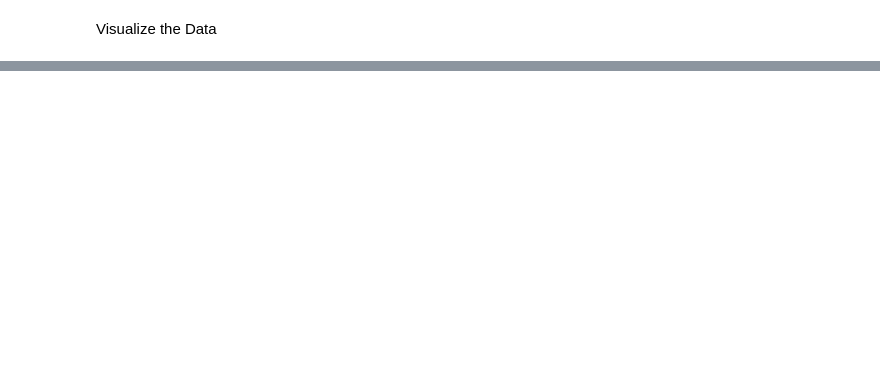
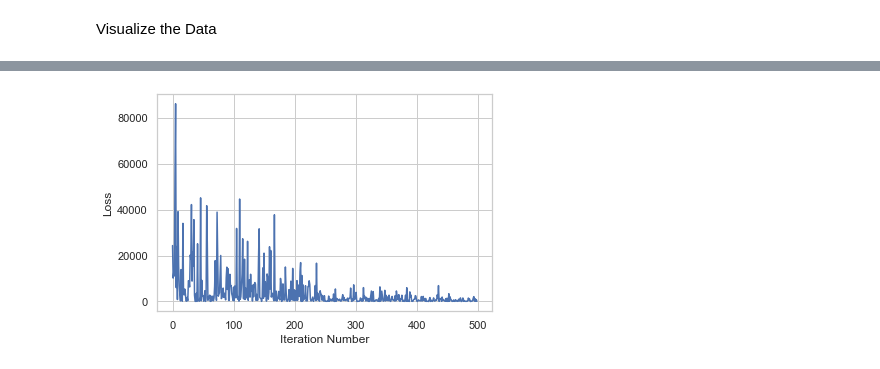
Before and after one commit to Pranav-Balakrishnan/Basic-Machine-Learning, a Jupyter notebook: Linear Regression.ipynb, the cells around one changed output, grey strips where cells are left out. Saved outputs shown, nothing was run; the diff lists cells and outputs as text; code cells hidden in the pictures; blank space fills up the shorter version.

```diff
--- a/Linear Regression.ipynb
+++ b/Linear Regression.ipynb
@@ -129,0 +217,4 @@ Iteration: 19500, loss: 3.41
+# %%
+plot_learning_curves(lin_reg.err_all[:500])
+# %% [output]
+[figure, added]
```
Also changed, not shown: parts of 48 cells of this notebook.
